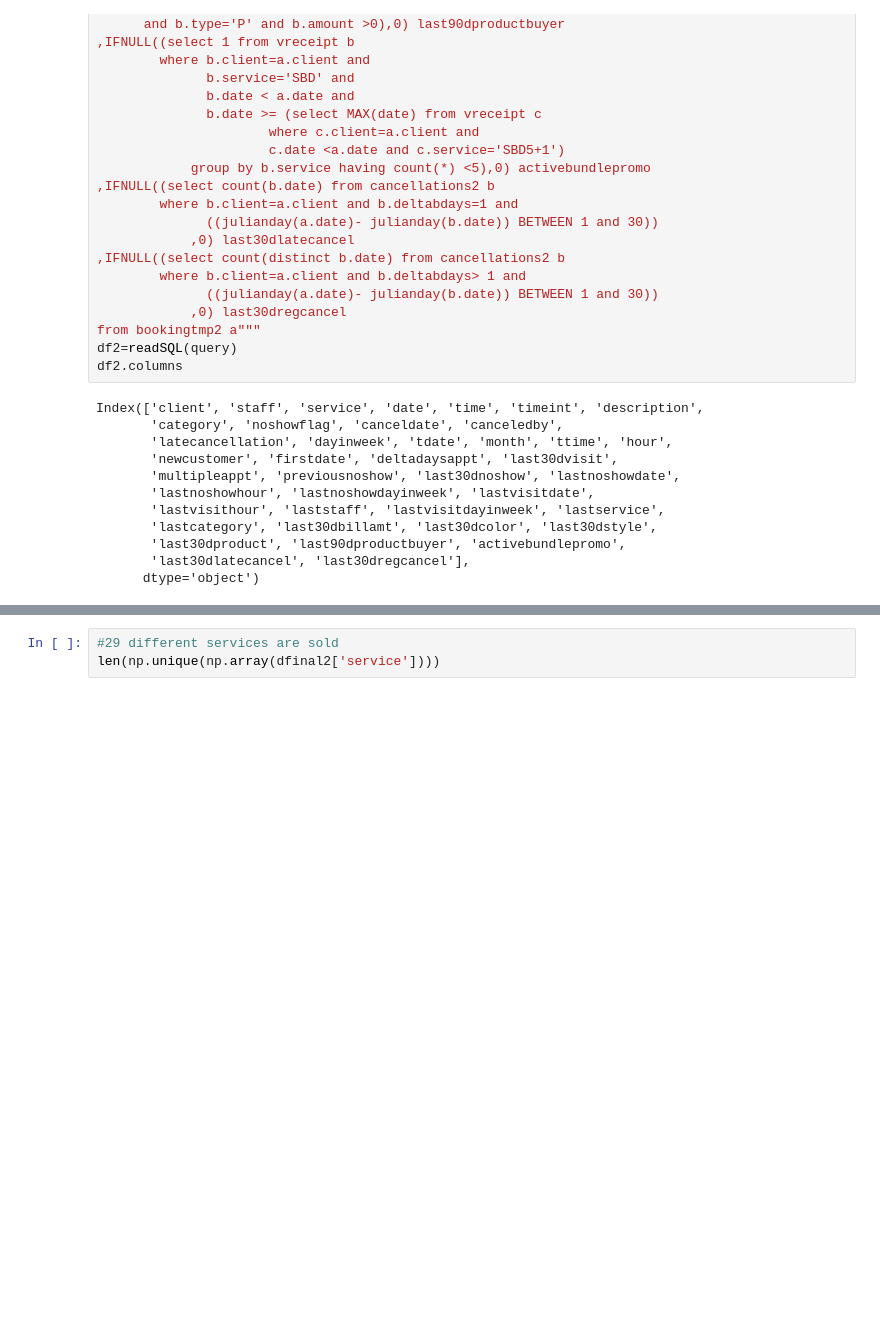
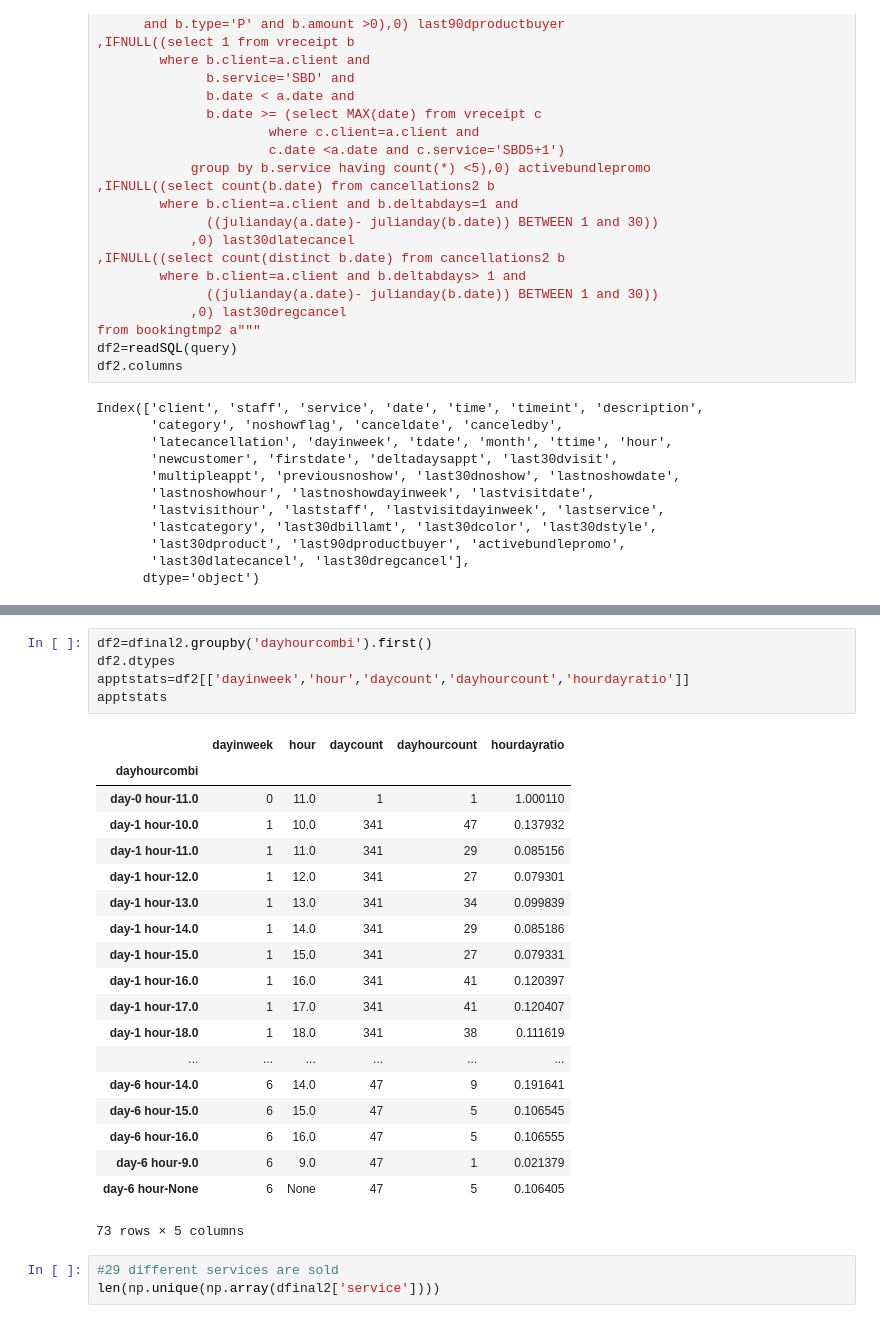
Before and after one commit to ericma007/p1, a Jupyter notebook: notebooks/init-database-exploration.ipynb, the cells around one changed output, grey strips where cells are left out. Saved outputs shown, nothing was run; the diff lists cells and outputs as text; blank space fills up the shorter version.

```diff
--- a/notebooks/init-database-exploration.ipynb
+++ b/notebooks/init-database-exploration.ipynb
@@ -967,3 +988,28 @@ dfinal2['hourdayratio']=dfinal2['hourdayratio']+(dfinal2['dayinweek'].astype('st
+# %%
+df2=dfinal2.groupby('dayhourcombi').first()
+df2.dtypes
+apptstats=df2[['dayinweek','hour','daycount','dayhourcount','hourdayratio']]
+apptstats
+# %% [output]
+|  | dayinweek | hour | daycount | dayhourcount | hourdayratio |
+| dayhourcombi |  |  |  |  |  |
+| day-0 hour-11.0 | 0 | 11.0 | 1 | 1 | 1.000110 |
+| day-1 hour-10.0 | 1 | 10.0 | 341 | 47 | 0.137932 |
+| day-1 hour-11.0 | 1 | 11.0 | 341 | 29 | 0.085156 |
+| day-1 hour-12.0 | 1 | 12.0 | 341 | 27 | 0.079301 |
+| day-1 hour-13.0 | 1 | 13.0 | 341 | 34 | 0.099839 |
+| day-1 hour-14.0 | 1 | 14.0 | 341 | 29 | 0.085186 |
+| day-1 hour-15.0 | 1 | 15.0 | 341 | 27 | 0.079331 |
+| day-1 hour-16.0 | 1 | 16.0 | 341 | 41 | 0.120397 |
+| day-1 hour-17.0 | 1 | 17.0 | 341 | 41 | 0.120407 |
+| day-1 hour-18.0 | 1 | 18.0 | 341 | 38 | 0.111619 |
+| ... | ... | ... | ... | ... | ... |
+| day-6 hour-14.0 | 6 | 14.0 | 47 | 9 | 0.191641 |
+| day-6 hour-15.0 | 6 | 15.0 | 47 | 5 | 0.106545 |
+| day-6 hour-16.0 | 6 | 16.0 | 47 | 5 | 0.106555 |
+| day-6 hour-9.0 | 6 | 9.0 | 47 | 1 | 0.021379 |
+| day-6 hour-None | 6 | None | 47 | 5 | 0.106405 |
+73 rows × 5 columns
 # %%
 #29 different services are sold
 len(np.unique(np.array(dfinal2['service'])))
```
Also changed, not shown: parts of 7 cells of this notebook, 2 other files.
